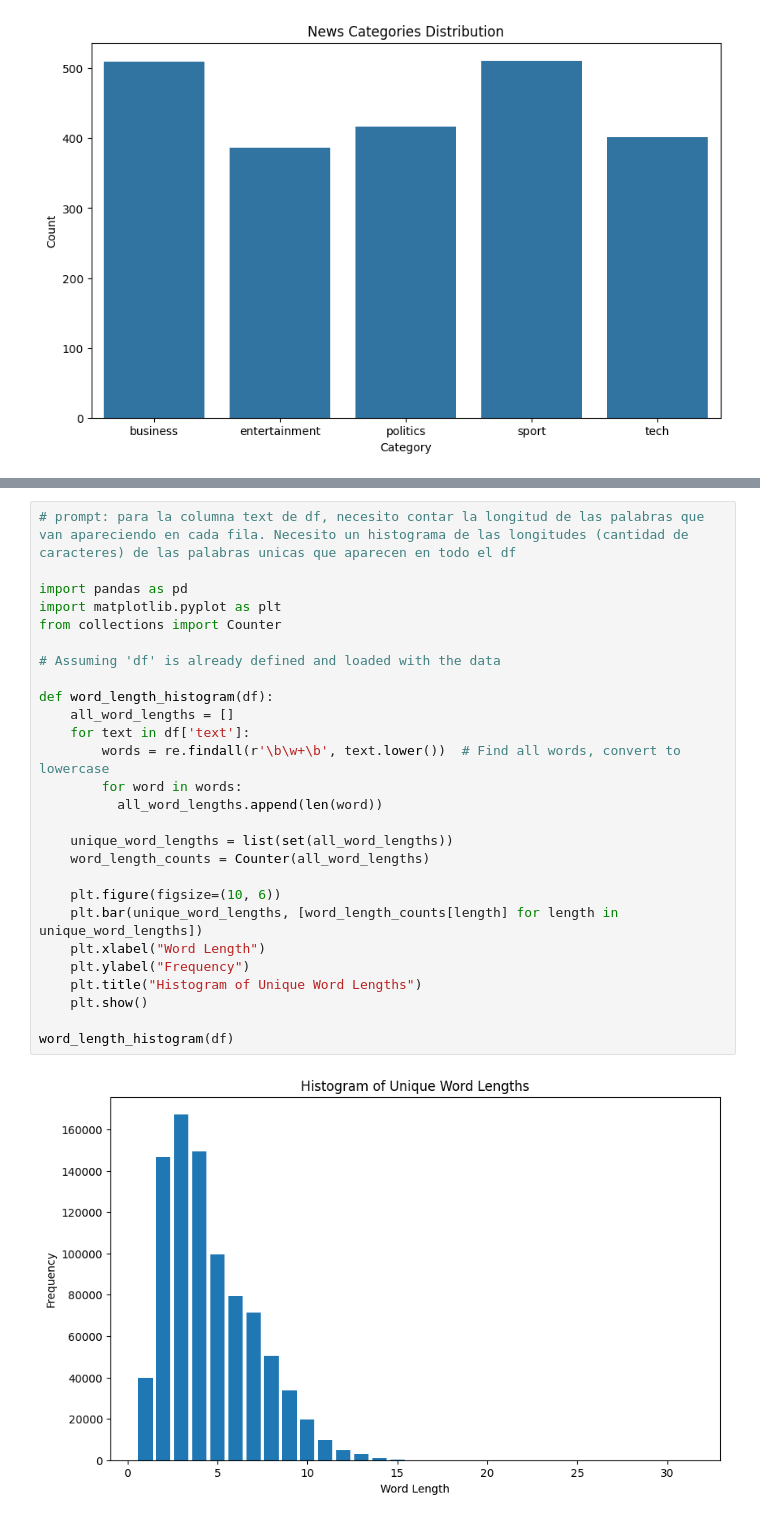
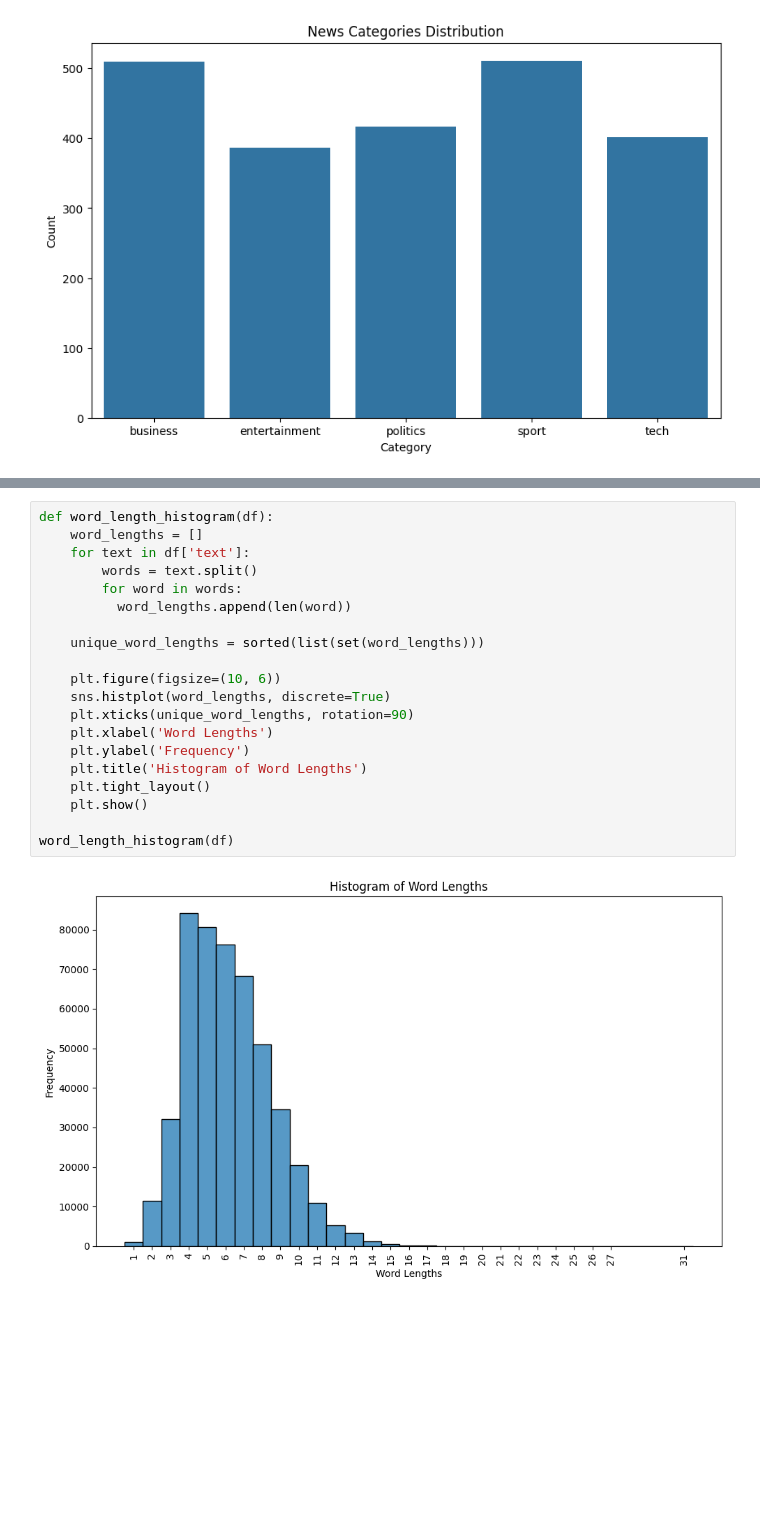
Before and after one commit to pablillo77/nlp_and_deep_learning, a Jupyter notebook: DS_NLP_DeepLearning_Final_Pablo_Giménez.ipynb, the cells around one changed output, grey strips where cells are left out. Drawn from its saved outputs; the diff is of its cells as text; blank space fills up the shorter version.

```diff
--- a/DS_NLP_DeepLearning_Final_Pablo_Giménez.ipynb
+++ b/DS_NLP_DeepLearning_Final_Pablo_Giménez.ipynb
@@ -156,30 +209,23 @@ plt.show()
-# %%
-# prompt: para la columna text de df, necesito contar la longitud de las palabras que van apareciendo en cada fila. Necesito un histograma de las longitudes (cantidad de caracteres) de las palabras unicas que aparecen en todo el df
-
-import pandas as pd
-import matplotlib.pyplot as plt
-from collections import Counter
-
-# Assuming 'df' is already defined and loaded with the data
-
-def word_length_histogram(df):
-    all_word_lengths = []
-    for text in df['text']:
-        words = re.findall(r'\b\w+\b', text.lower())  # Find all words, convert to lowercase
-        for word in words:
-          all_word_lengths.append(len(word))
-
-    unique_word_lengths = list(set(all_word_lengths))
-    word_length_counts = Counter(all_word_lengths)
-
-    plt.figure(figsize=(10, 6))
-    plt.bar(unique_word_lengths, [word_length_counts[length] for length in unique_word_lengths])
-    plt.xlabel("Word Length")
-    plt.ylabel("Frequency")
-    plt.title("Histogram of Unique Word Lengths")
-    plt.show()
-
-word_length_histogram(df)
-# %% [output]
-[figure, removed]
+# %%
+def word_length_histogram(df):
+    word_lengths = []
+    for text in df['text']:
+        words = text.split()
+        for word in words:
+          word_lengths.append(len(word))
+
+    unique_word_lengths = sorted(list(set(word_lengths)))
+
+    plt.figure(figsize=(10, 6))
+    sns.histplot(word_lengths, discrete=True)
+    plt.xticks(unique_word_lengths, rotation=90)
+    plt.xlabel('Word Lengths')
+    plt.ylabel('Frequency')
+    plt.title('Histogram of Word Lengths')
+    plt.tight_layout()
+    plt.show()
+
+word_length_histogram(df)
+# %% [output]
+[figure, added]
 # %%
```
Also changed, not shown: parts of 15 cells of this notebook.
